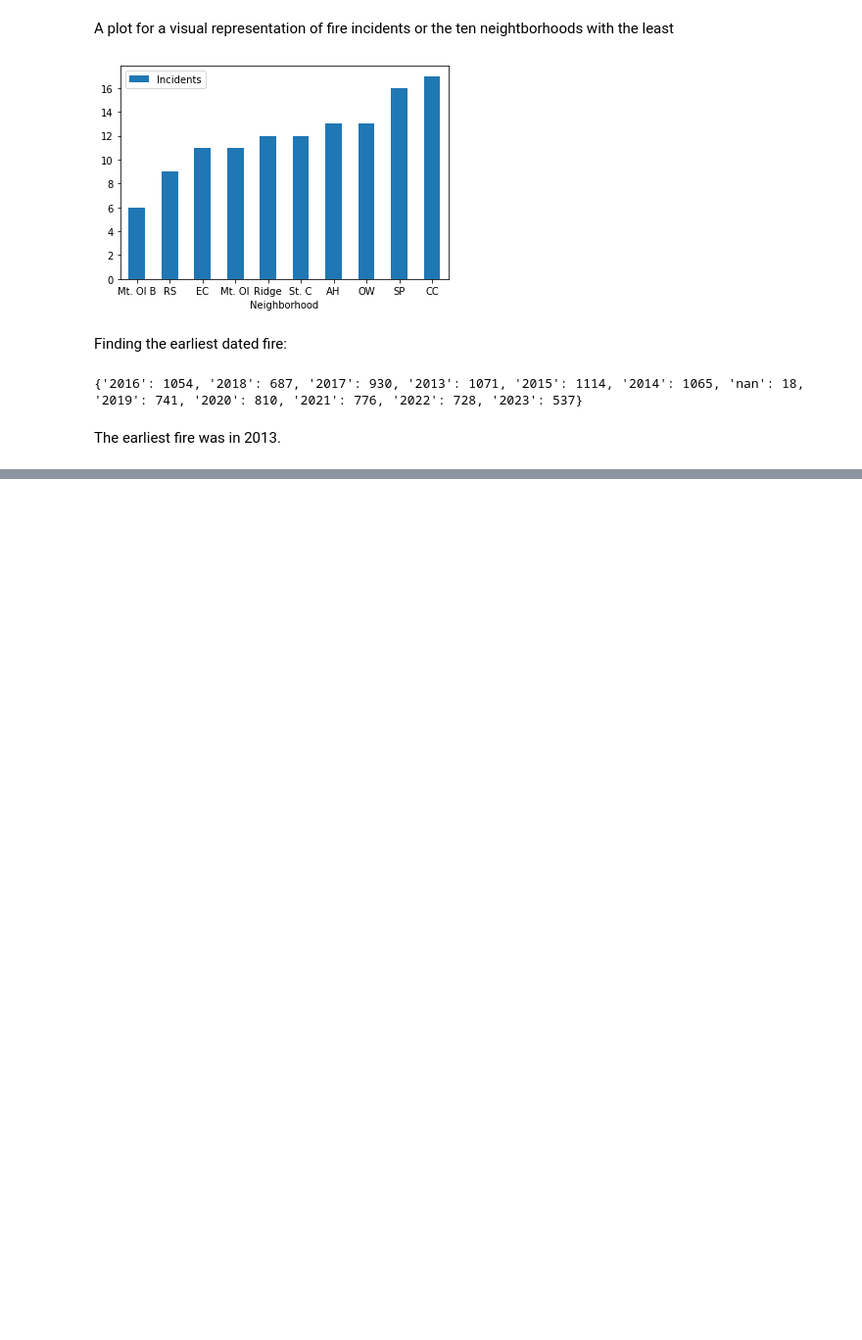
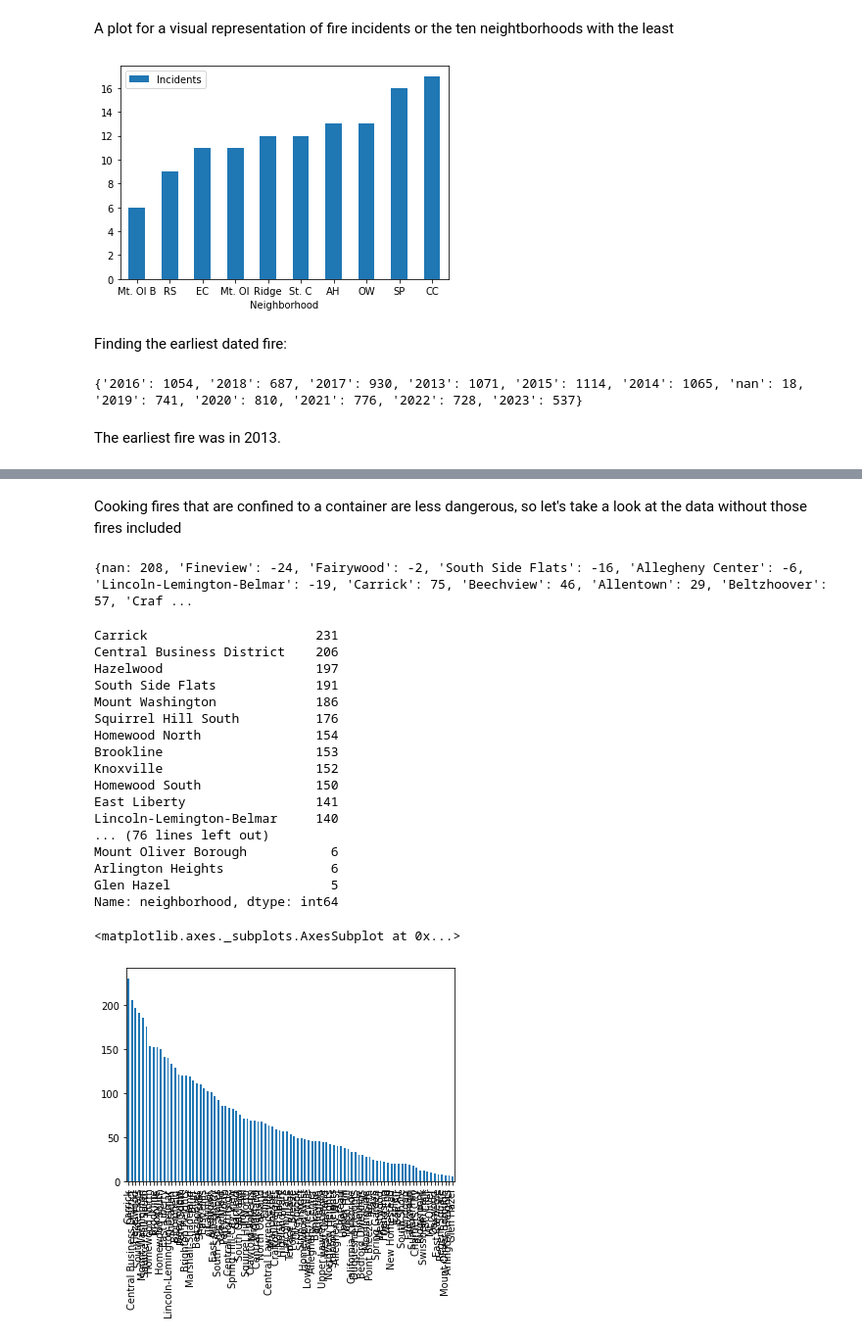
Before and after one commit to pww56/Group-23-Final-Project, a Jupyter notebook: Fire_Incidents.ipynb, the cells around one changed output, grey strips where cells are left out. Shown: that part at 98% size. Cells and saved outputs as stored; diff of their text form; code cells hidden in the pictures; blank space fills up the shorter version.

Commit message:
changed some fire data

```diff
--- a/Fire_Incidents.ipynb
+++ b/Fire_Incidents.ipynb
@@ -116,0 +142,37 @@ The earliest fire was in 2013.
+# %% [markdown]
+Cooking fires that are confined to a container are less dangerous, so let's take a look at the data without those fires included
+# %%
+
+for index, row in fire.iterrows():
+    if fire.type_description[index] == "Cooking fire, confined to container":
+        number = newdict[fire.neighborhood[index]]
+        newdict[fire.neighborhood[index]] = number-1
+
+print(fire_type)
+# %% [output]
+{nan: 208, 'Fineview': -24, 'Fairywood': -2, 'South Side Flats': -16, 'Allegheny Center': -6, 'Lincoln-Lemington-Belmar': -19, 'Carrick': 75, 'Beechview': 46, 'Allentown': 29, 'Beltzhoover': 57, 'Craf ...
+# %%
+fire_type = fire[fire["type_description"].str.contains('Cooking fire, confined to container')==False]
+pd.set_option("display.max_rows", None)
+print(fire_type['neighborhood'].value_counts())
+fire_type['neighborhood'].value_counts().plot.bar()
+# %% [output]
+Carrick                      231
+Central Business District    206
+Hazelwood                    197
+South Side Flats             191
+Mount Washington             186
+Squirrel Hill South          176
+Homewood North               154
+Brookline                    153
+Knoxville                    152
+Homewood South               150
+East Liberty                 141
+Lincoln-Lemington-Belmar     140
+... (76 lines left out)
+Mount Oliver Borough           6
+Arlington Heights              6
+Glen Hazel                     5
+Name: neighborhood, dtype: int64
+<matplotlib.axes._subplots.AxesSubplot at 0x...>
+[figure, added]
```
Also changed, not shown: parts of 3 cells of this notebook, 1 other file.
